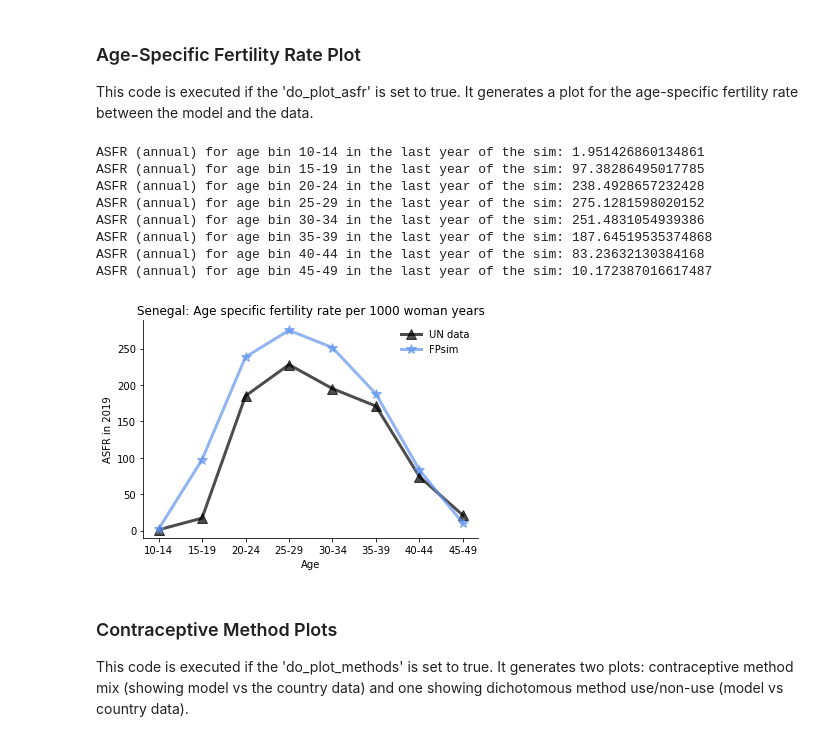
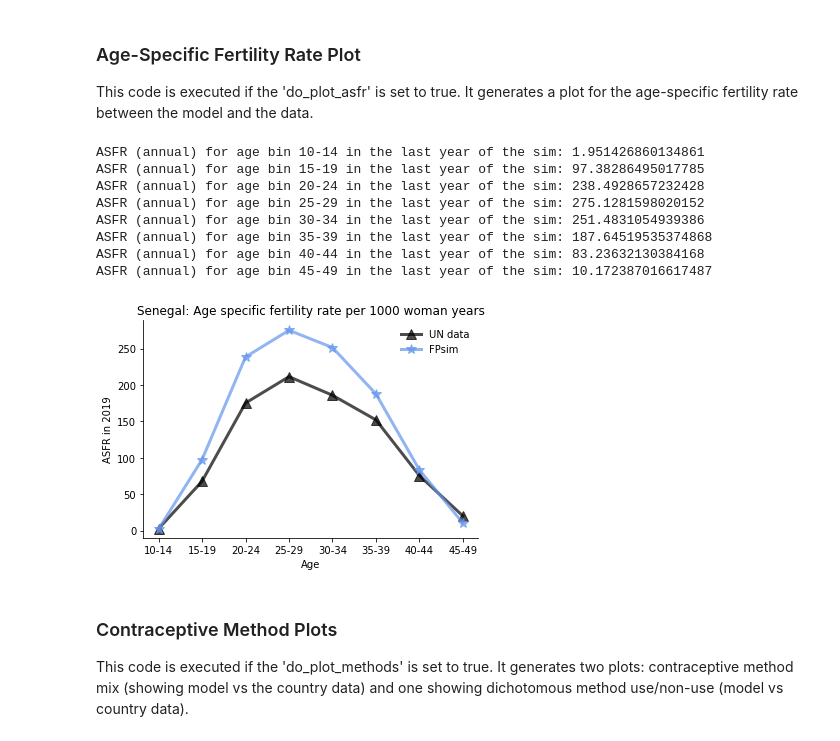
Before and after one commit to fpsim/fpsim, a Jupyter notebook: docs/tutorials/calibrate_manual_example/Calibrate Manual Notebook.ipynb, the cells around one changed output. Cells and saved outputs as stored; diff of their text form; code cells hidden in the pictures.

Commit message:
updated senegal data in the calibration_manual tutorial example

```diff
--- a/docs/tutorials/calibrate_manual_example/Calibrate Manual Notebook.ipynb
+++ b/docs/tutorials/calibrate_manual_example/Calibrate Manual Notebook.ipynb
@@ -282,7 +282,7 @@ if do_plot_asfr:
 
         # Load data
         year = data_asfr[data_asfr['year'] == pars['end_year']]
-        asfr_data = year.drop(['year'], axis=1).values.tolist()[0]
+        asfr_data = year.drop(['year', '50-54'], axis=1).values.tolist()[0]
 
         x_labels = []
         asfr_model = []
@@ -291,34 +291,34 @@ if do_plot_asfr:
         for key in age_bin_map.keys():
                 x_labels.append(key)
                 asfr_model.append(res['asfr'][key][-1])
 
         # Plot
         fig, ax = pl.subplots()
         kw = dict(lw=3, alpha=0.7, markersize=10)
         ax.plot(x, asfr_data, marker='^', color='black', label="UN data", **kw)
         ax.plot(x, asfr_model, marker='*', color='cornflowerblue', label="FPsim", **kw)
         pl.xticks(x, x_labels)
         pl.ylim(bottom=-10)
         ax.set_title(f'{country.capitalize()}: Age specific fertility rate per 1000 woman years')
         ax.set_xlabel('Age')
         ax.set_ylabel('ASFR in 2019')
         ax.legend(frameon=False)
         sc.boxoff()
 
         if do_save:
             pl.savefig(f'{country}/figs/asfr.png')
 
         pl.show()
 # %% [output]
 ASFR (annual) for age bin 10-14 in the last year of the sim: 1.951426860134861
 ASFR (annual) for age bin 15-19 in the last year of the sim: 97.38286495017785
 ASFR (annual) for age bin 20-24 in the last year of the sim: 238.4928657232428
 ASFR (annual) for age bin 25-29 in the last year of the sim: 275.1281598020152
 ASFR (annual) for age bin 30-34 in the last year of the sim: 251.4831054939386
 ASFR (annual) for age bin 35-39 in the last year of the sim: 187.64519535374868
 ASFR (annual) for age bin 40-44 in the last year of the sim: 83.23632130384168
 ASFR (annual) for age bin 45-49 in the last year of the sim: 10.172387016617487
-[figure, old version]
+[figure, new version]
 # %% [markdown]
 ### Contraceptive Method Plots
 
```
Also changed, not shown: parts of 10 cells of this notebook, 1 other file.
